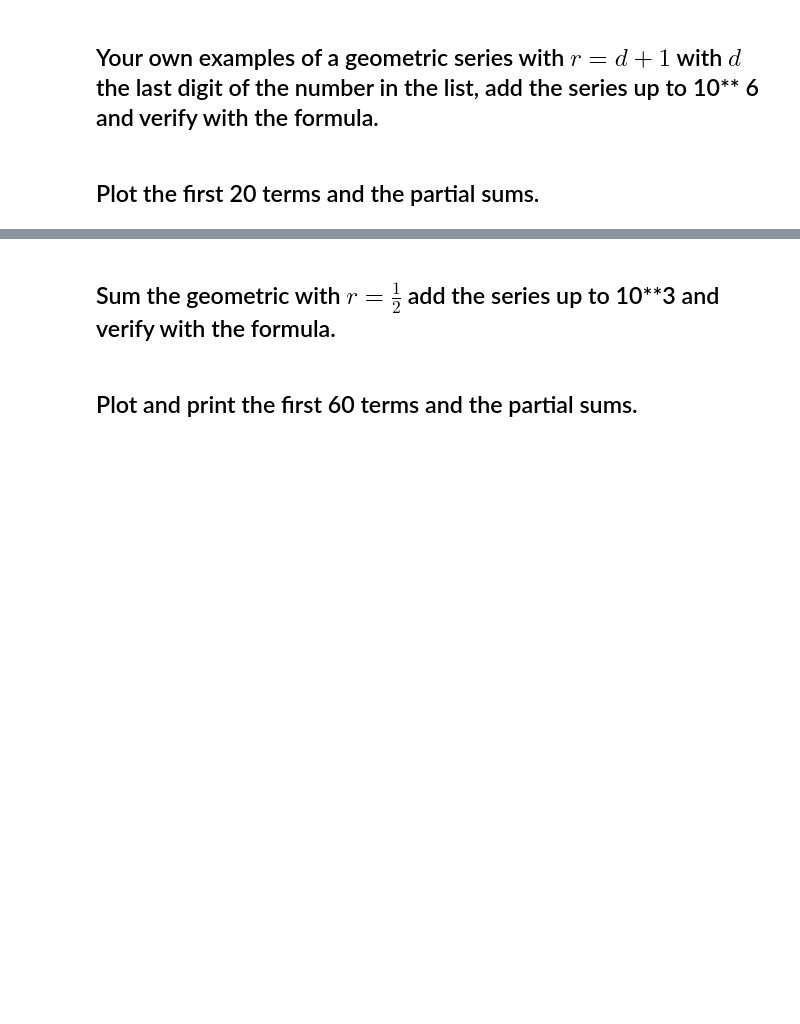
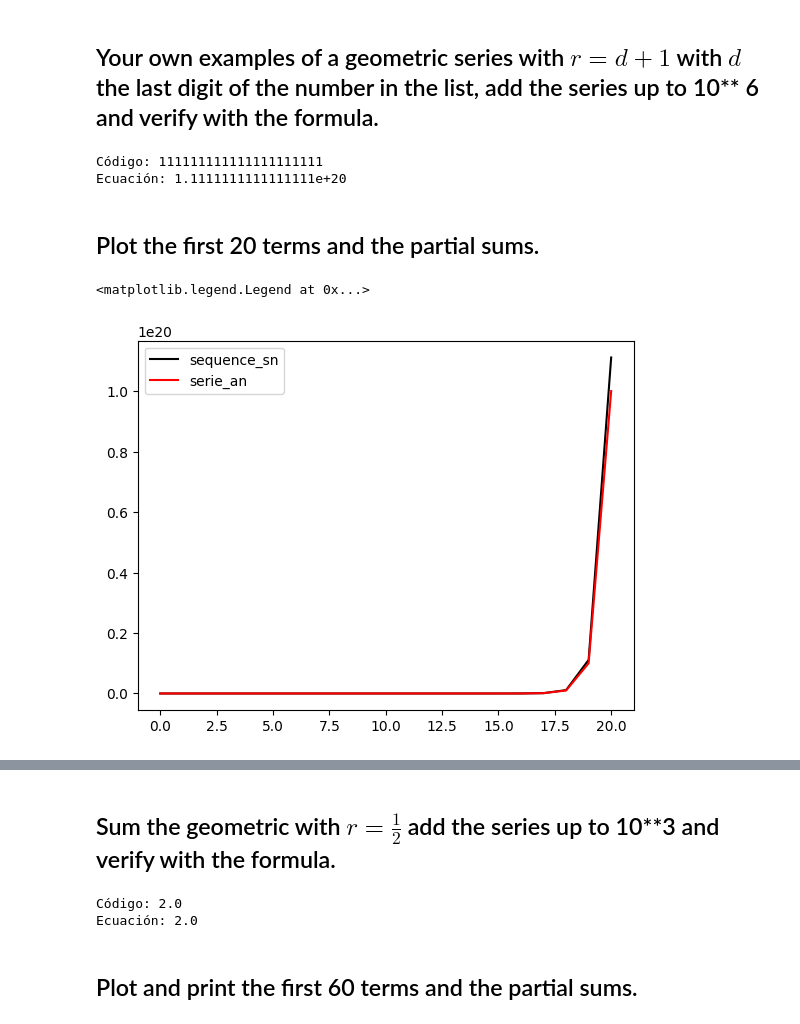
Before and after one commit to jpastor1649/Metodos-Numericos-2024II, a Jupyter notebook: Lab3/jpastorArithmeticSeriesGeometricSeriesPowerSums.ipynb, the cells around one changed output, grey strips where cells are left out. Drawn from its saved outputs; the diff is of its cells as text; code cells hidden in the pictures; blank space fills up the shorter version.

```diff
--- a/Lab3/jpastorArithmeticSeriesGeometricSeriesPowerSums.ipynb
+++ b/Lab3/jpastorArithmeticSeriesGeometricSeriesPowerSums.ipynb
@@ -323,7 +370,31 @@ $$
 # %% [markdown]
 ## Your own examples of a geometric series with  $r =d+1$ with $d$  the last digit of the number in the list, add the series up to 10** 6 and verify with the formula.
+# %%
+sequence_sn = []
+serie_an = []
+n = 20
+r = 6 + 1
+S_n = 0
+for k in range(0, n+1):
+  a_k = r**k
+  S_n += a_k
+  sequence_sn.append(S_n)
+  serie_an.append(a_k)
+# %%
+print(f"Código: {S_n}")
+print(f"Ecuación: {(r**(n+1)-1)/(r-1)}")
+# %% [output]
+Código: 111111111111111111111
+Ecuación: 1.1111111111111111e+20
 # %% [markdown]
 ##  Plot the first 20 terms and the partial sums.
+# %%
+plt.plot(sequence_sn, color='black',label='sequence_sn')
+plt.plot(serie_an, color='red',label='serie_an')
+plt.legend()
+# %% [output]
+<matplotlib.legend.Legend at 0x...>
+[figure, added]
 # %% [markdown]
 ## Zenon Arrow
 
@@ -341,2 +423,8 @@ $$
+# %%
+print(f"Código: {S_n}")
+print(f"Ecuación: {(r**(n+1)-1)/(r-1)}")
+# %% [output]
+Código: 2.0
+Ecuación: 2.0
 # %% [markdown]
 ## Plot and print the first 60 terms and the partial sums.
```
Also changed, not shown: parts of 22 cells of this notebook.
